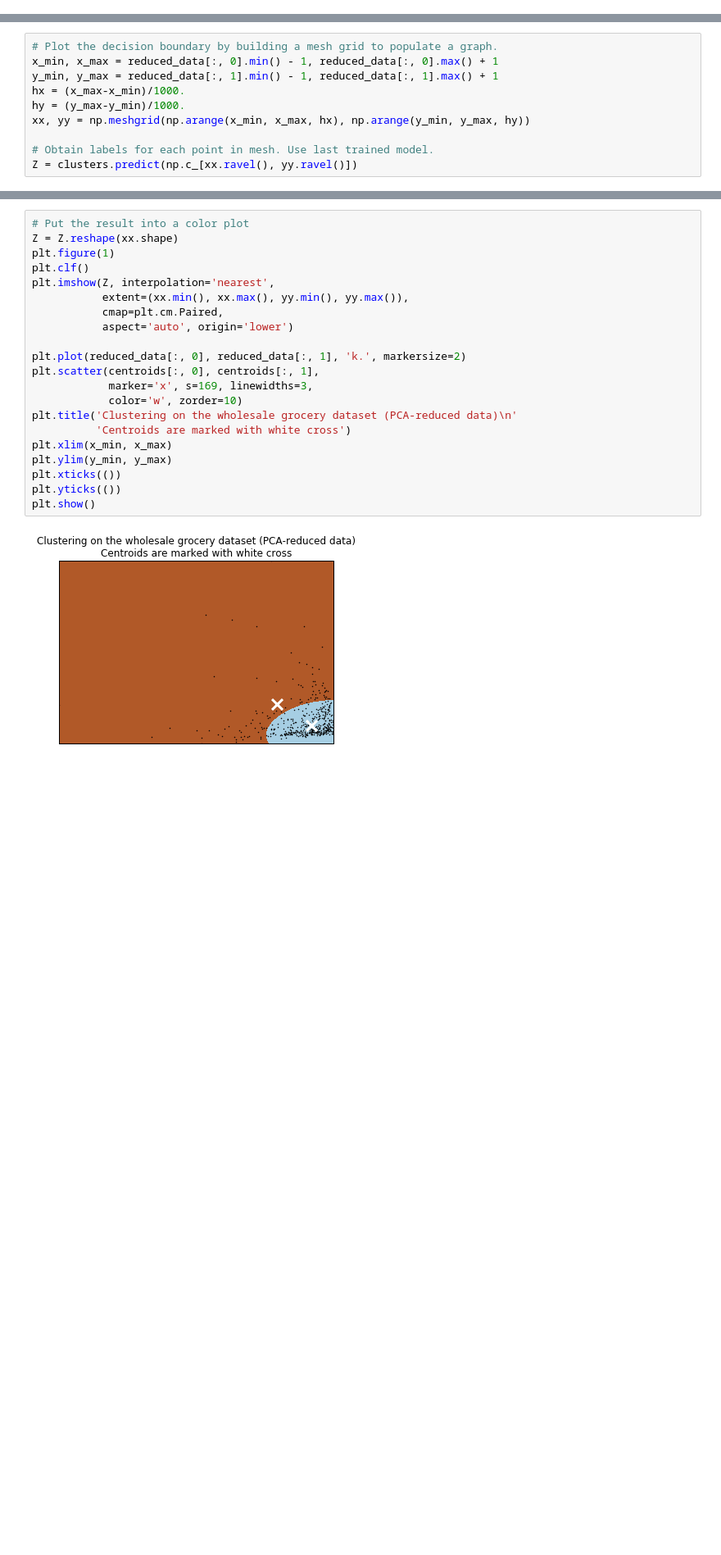
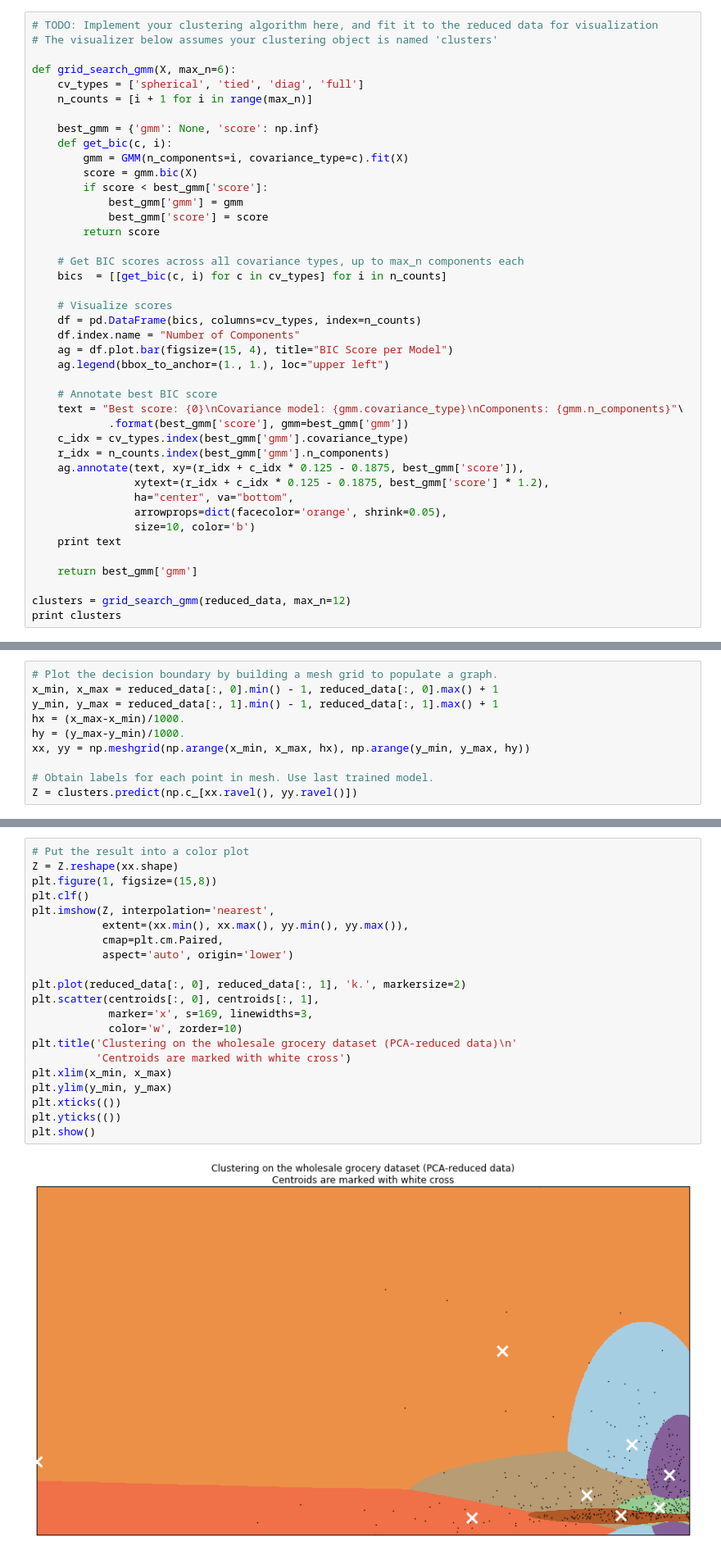
Before and after one commit to elbernante/customer-segments, a Jupyter notebook: customer_segments.ipynb, the cells around one changed output, grey strips where cells are left out. Shown: that part at 82% size. Cells and saved outputs as stored; diff of their text form; blank space fills up the shorter version.

```diff
--- a/customer_segments.ipynb
+++ b/customer_segments.ipynb
@@ -228,0 +218,42 @@ GMM(covariance_type='full', init_params='wmc', min_covar=0.001,
+# %%
+# TODO: Implement your clustering algorithm here, and fit it to the reduced data for visualization
+# The visualizer below assumes your clustering object is named 'clusters'
+
+def grid_search_gmm(X, max_n=6):
+    cv_types = ['spherical', 'tied', 'diag', 'full']
+    n_counts = [i + 1 for i in range(max_n)]
+
+    best_gmm = {'gmm': None, 'score': np.inf}
+    def get_bic(c, i):
+        gmm = GMM(n_components=i, covariance_type=c).fit(X)
+        score = gmm.bic(X)
+        if score < best_gmm['score']:
+            best_gmm['gmm'] = gmm
+            best_gmm['score'] = score
+        return score
+
+    # Get BIC scores across all covariance types, up to max_n components each
+    bics  = [[get_bic(c, i) for c in cv_types] for i in n_counts]
+
+    # Visualize scores
+    df = pd.DataFrame(bics, columns=cv_types, index=n_counts)
+    df.index.name = "Number of Components"
+    ag = df.plot.bar(figsize=(15, 4), title="BIC Score per Model")
+    ag.legend(bbox_to_anchor=(1., 1.), loc="upper left")
+
+    # Annotate best BIC score
+    text = "Best score: {0}\nCovariance model: {gmm.covariance_type}\nComponents: {gmm.n_components}"\
+            .format(best_gmm['score'], gmm=best_gmm['gmm'])
+    c_idx = cv_types.index(best_gmm['gmm'].covariance_type)
+    r_idx = n_counts.index(best_gmm['gmm'].n_components)
+    ag.annotate(text, xy=(r_idx + c_idx * 0.125 - 0.1875, best_gmm['score']),
+                xytext=(r_idx + c_idx * 0.125 - 0.1875, best_gmm['score'] * 1.2),
+                ha="center", va="bottom",
+                arrowprops=dict(facecolor='orange', shrink=0.05),
+                size=10, color='b')
+    print text
+
+    return best_gmm['gmm']
+
+clusters = grid_search_gmm(reduced_data, max_n=12)
+print clusters
@@ -247,23 +292,23 @@ print centroids
 # %%
 # Put the result into a color plot
 Z = Z.reshape(xx.shape)
-plt.figure(1)
+plt.figure(1, figsize=(15,8))
 plt.clf()
 plt.imshow(Z, interpolation='nearest',
            extent=(xx.min(), xx.max(), yy.min(), yy.max()),
            cmap=plt.cm.Paired,
            aspect='auto', origin='lower')
 
 plt.plot(reduced_data[:, 0], reduced_data[:, 1], 'k.', markersize=2)
 plt.scatter(centroids[:, 0], centroids[:, 1],
             marker='x', s=169, linewidths=3,
             color='w', zorder=10)
 plt.title('Clustering on the wholesale grocery dataset (PCA-reduced data)\n'
           'Centroids are marked with white cross')
 plt.xlim(x_min, x_max)
 plt.ylim(y_min, y_max)
 plt.xticks(())
 plt.yticks(())
 plt.show()
 # %% [output]
-[figure, old version]
+[figure, new version]
```
Also changed, not shown: parts of 22 cells of this notebook, 1 other file.
